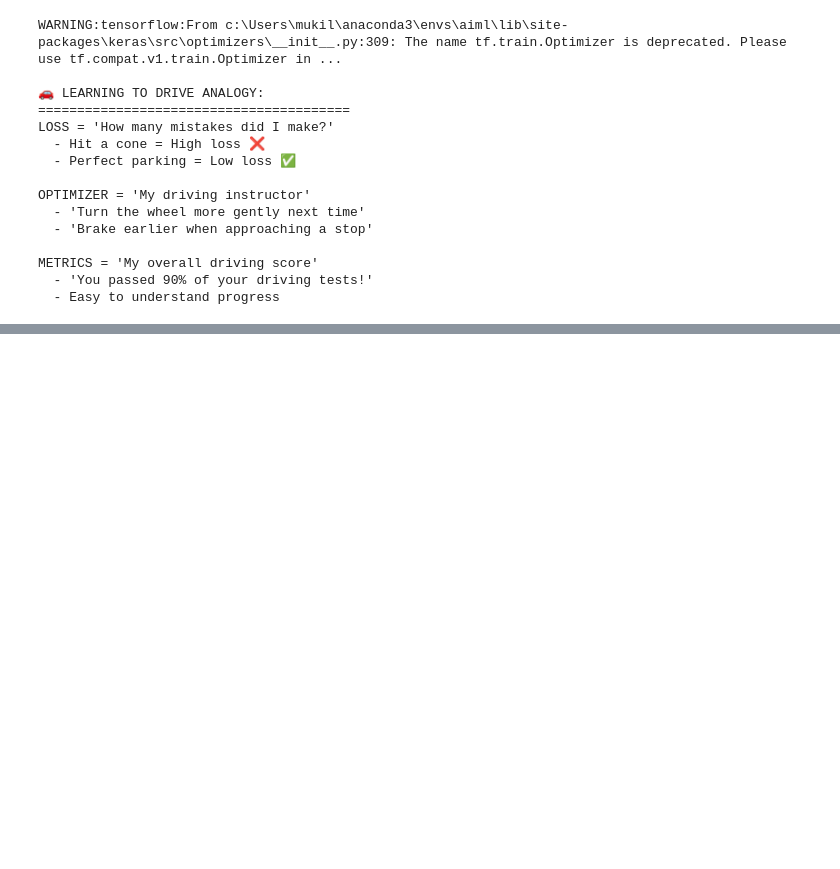
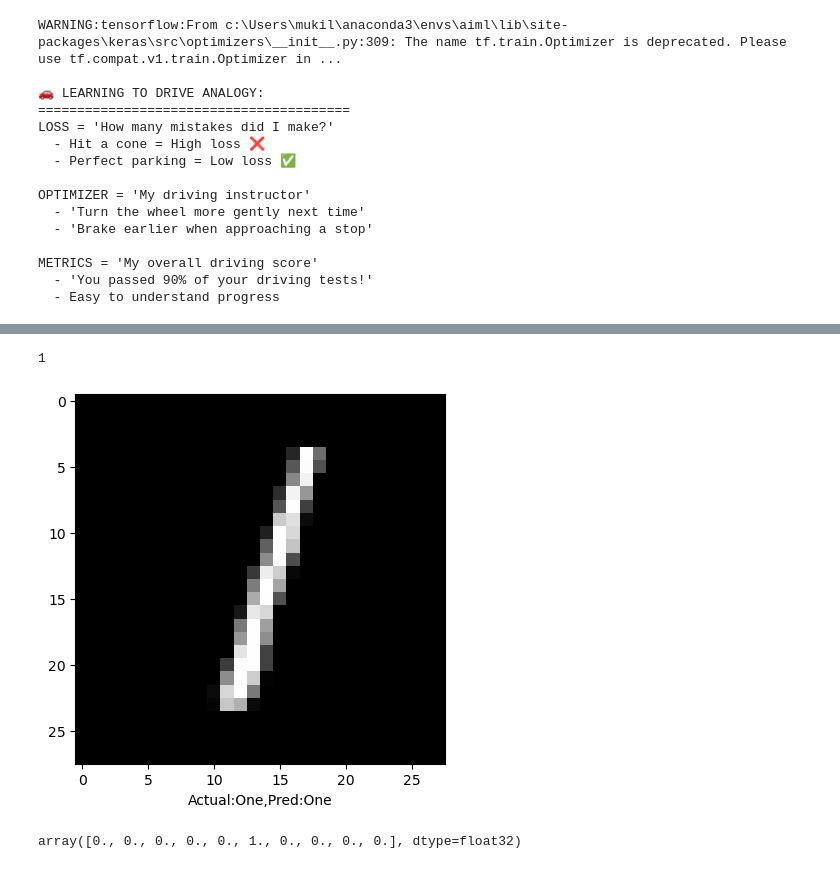
Before and after one commit to madhusudhanan-jayaram/week11_deep_learning, a Jupyter notebook: digit_ann.ipynb, the cells around one changed output, grey strips where cells are left out. Saved outputs shown, nothing was run; the diff lists cells and outputs as text; code cells hidden in the pictures; blank space fills up the shorter version.

```diff
--- a/digit_ann.ipynb
+++ b/digit_ann.ipynb
@@ -258,0 +345,5 @@ array([7, 1, 1, ..., 4, 5, 0], dtype=int64)
+# %%
+#tf.expand_dims(X_test_digit[0])
+y_predict_single = model.predict(X_test_digit[[2]])
+y_predicts_single=np.argmax(y_predict_single, axis=1) # Here we get the index of maximum value in the encoded vector
+y_test_digit_eval=np.argmax(y_test_digit, axis=1)
@@ -258,0 +352,19 @@ array([7, 1, 1, ..., 4, 5, 0], dtype=int64)
+# %%
+y_predicts_single[0]
+# %% [output]
+1
+# %%
+#Names of numbers in the dataset in order
+col_names = ['Zero','One','Two','Three','Four','Five','Six','Seven','Eight','Nine']
+
+#Visualizing the digits
+#plt.figure(figsize=(10,10))
+plt.imshow(X_test_digit[2].reshape(28,28), cmap='gray')
+plt.xlabel("Actual:{},Pred:{}".format(col_names[np.argmax(y_test_digit[2])],col_names[y_predicts_single[0]]))
+plt.show()
+# %% [output]
+[figure, added]
+# %%
+y_test_digit[8]
+# %% [output]
+array([0., 0., 0., 0., 0., 1., 0., 0., 0., 0.], dtype=float32)
```
Also changed, not shown: parts of 22 cells of this notebook, 2 other files.
